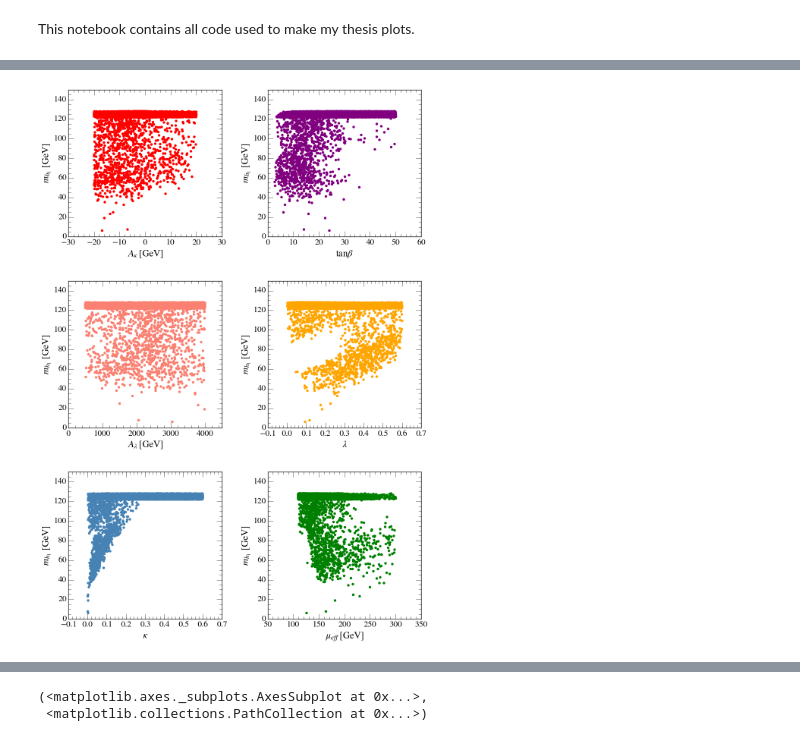
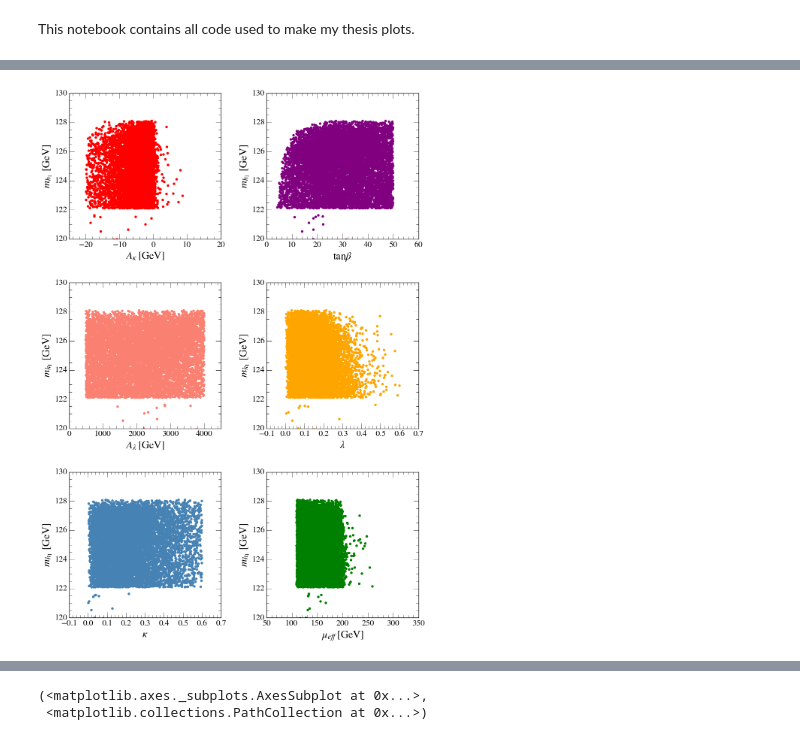
Before and after one commit to raggleton/NMSSM-Scan, a Jupyter notebook: iPython/Thesis Plots.ipynb, the cells around one changed output, grey strips where cells are left out. Saved outputs shown, nothing was run; the diff lists cells and outputs as text; code cells hidden in the pictures.

Commit message:
Update Thesis Plots notebook with more plots, playing around with some context manager stuff for different formats

```diff
--- a/iPython/Thesis Plots.ipynb
+++ b/iPython/Thesis Plots.ipynb
@@ -53,0 +57,4 @@ df_pass_all_ma1 = subset_var(df_pass_all, 3.5, 10.5, 'ma1')
+# %%
+def set_backend(fmt):
+    print 'Setting backend', fmt
+    get_ipython().magic(u"config InlineBackend.figure_formats = '%s', " % fmt)
@@ -56,8 +70,9 @@ SAVE_PLOTS = True
 
 if SAVE_PLOTS:
 #     get_ipython().magic(u"config InlineBackend.figure_formats = 'pdf', ")
-    get_ipython().magic(u"config InlineBackend.figure_formats = 'png', ")
+# get_ipython().magic(u"config InlineBackend.figure_formats = 'png', ")
+    set_backend('png')
     mpl.rcParams['savefig.dpi'] = 100
 else:
-    get_ipython().magic(u"config InlineBackend.figure_formats = 'png', ")
+    set_backend('png')
     mpl.rcParams['savefig.dpi'] = 72
@@ -64,5 +81,5 @@ else:
 # %%
 for k,v in mpl.rcParams.iteritems():
-    if 'dpi' in k.lower():
+    if 'size' in k.lower():
         print k, v
 # %% [output]
@@ -85,7 +115,7 @@ plot_ma1_inputparams(df_pass_all, title, 'Thesis_plots/ma1_inputparams_relaxed.p
 # %%
-def plot_mh1_inputparams(df, title, filename):
+def plot_mh1_inputparams(df, title, filename, yrange=[0, 150]):
     plot_input_params_scatters(df, 'mh1', r'$m_{h_1}\ \mathrm{[GeV]}$',
-                               yrange=[0, 150],
+                               yrange=yrange,
                                title=title, cols=2, s=SIZE)
     if SAVE_PLOTS: save_plot(filename)
 # %%
@@ -93,4 +128,5 @@ plot_mh1_inputparams(df_pass_all, title, 'Thesis_plots/mh1_inputparams_relaxed.p
 # %%
-plot_mh1_inputparams(df_pass_all, title, 'Thesis_plots/mh1_inputparams_relaxed.png')
+plot_mh1_inputparams(df_pass_all[~df_pass_all.constraints.str.contains('chi2')],
+                     title, 'Thesis_plots/mh1_inputparams_relaxed.png', yrange=[120,130])
 # %% [output]
-[figure, old version]
+[figure, new version]
```
Also changed, not shown: parts of 34 cells of this notebook.
